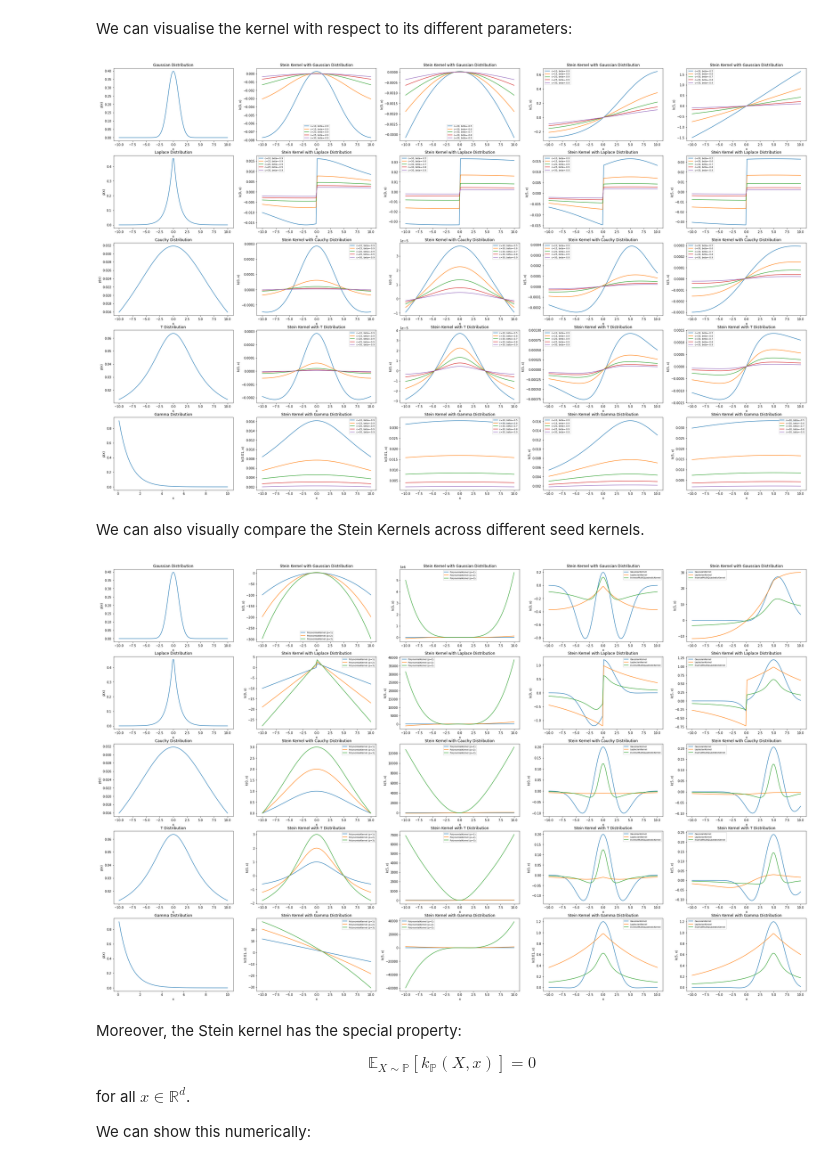
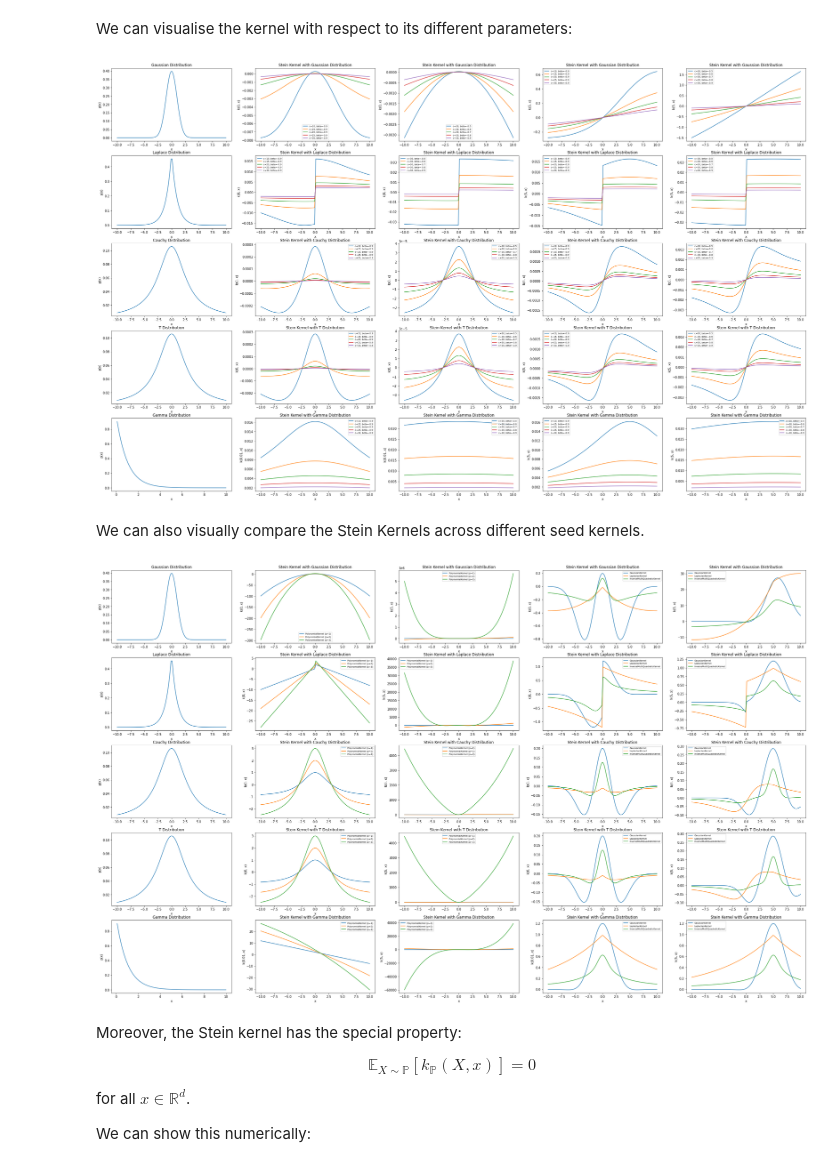
Before and after one commit to jswu18/distribution-discrepancies, a Jupyter notebook: notebooks/3_kernel_stein_discrepancy.ipynb, the cells around one changed output. Drawn from its saved outputs; the diff is of its cells as text; code cells hidden in the pictures.

Commit message:
Update Cauchy and t distributions for better visibility

```diff
--- a/notebooks/3_kernel_stein_discrepancy.ipynb
+++ b/notebooks/3_kernel_stein_discrepancy.ipynb
@@ -181,8 +181,8 @@ dimensions = 1
 distributions = [
     Gaussian(mu=np.zeros((1, 1)), covariance=np.eye(1)),
     Laplace(0, 1),
-    Cauchy(x0=0, gamma=10),
-    T(degrees_of_freedom=1, loc=0, scale=5),
+    Cauchy(x0=0, gamma=3),
+    T(degrees_of_freedom=1, loc=0, scale=3),
     Gamma(k=1, theta=1),
 ]
 
@@ -264,34 +264,34 @@ for c in [10, 15, 20, 25, 30]:
         axs[i][j].plot(scaling_factors, k_values, label=f"{c=}, {beta=}")
         axs[i][j].legend()
         axs[i][j].set_title(
             f"Stein Kernel with {type(distribution).__name__} Distribution"
         )
         axs[i][j].set_xlabel("x")
         axs[i][j].set_ylabel(f"k({x_is[i]}, x)")
 
 j = 4
 c = 30
 for beta in [-0.5, -0.6, -0.7, -0.8, -0.9]:
     for i, distribution in enumerate(distributions):
         inverse_multi_quadratic_kernel = InverseMultiQuadraticKernel(c, beta)
         stein_kernel = SteinKernel(
             distribution=distribution, kernel=inverse_multi_quadratic_kernel
         )
         k_values = vmap(
             lambda y: stein_kernel.k(
                 x=x_is[i] * np.ones((dimensions,)),
                 y=y,
             )
         )(scaling_factors.reshape(-1, 1)).reshape(-1)
         axs[i][j].plot(scaling_factors, k_values, label=f"{c=}, {beta=}")
         axs[i][j].legend()
         axs[i][j].set_title(
             f"Stein Kernel with {type(distribution).__name__} Distribution"
         )
         axs[i][j].set_xlabel("x")
         axs[i][j].set_ylabel(f"k({x_is[i]}, x)")
 # %% [output]
-[figure, old version]
+[figure, new version]
 # %% [markdown]
 We can also visually compare the Stein Kernels across different seed kernels.
 # %%
@@ -300,8 +300,8 @@ dimensions = 1
 distributions = [
     Gaussian(mu=np.zeros((1, 1)), covariance=np.eye(1)),
     Laplace(0, 1),
-    Cauchy(x0=0, gamma=10),
-    T(degrees_of_freedom=1, loc=0, scale=5),
+    Cauchy(x0=0, gamma=3),
+    T(degrees_of_freedom=1, loc=0, scale=3),
     Gamma(k=1, theta=1),
 ]
 
@@ -417,7 +417,7 @@ for kernel in [
         axs[i][j].set_xlabel("x")
         axs[i][j].set_ylabel(f"k({x_is[i]}, x)")
 # %% [output]
-[figure, old version]
+[figure, new version]
 # %% [markdown]
 Moreover, the Stein kernel has the special property:
 
```
